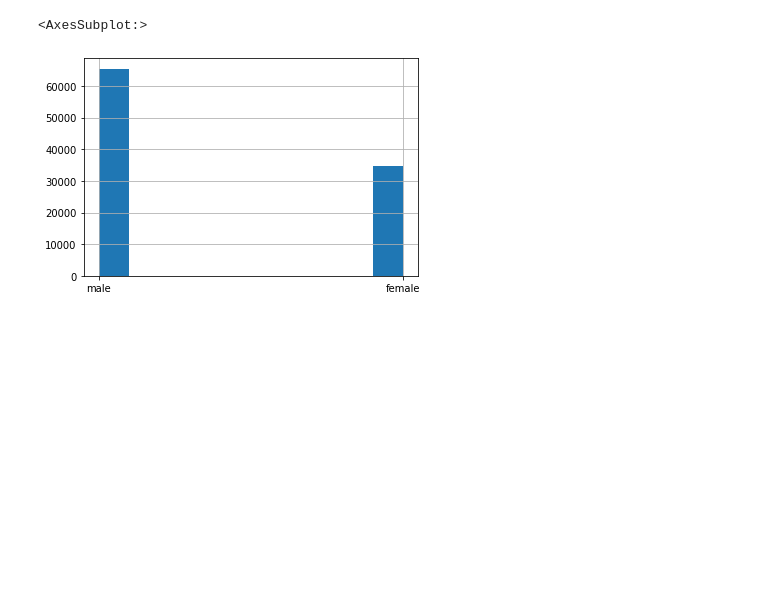
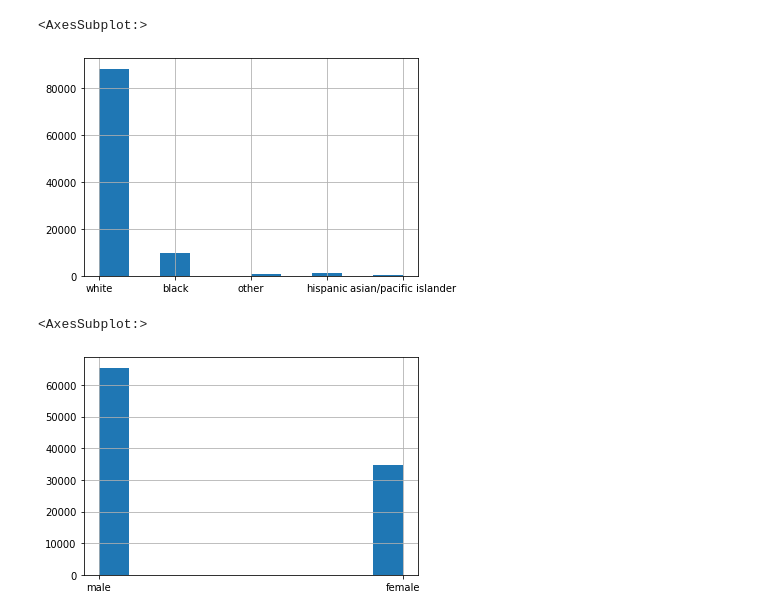
Before and after one commit to plotguy/police_stops_analysis, a Jupyter notebook: analysis/shay_analysis.ipynb, the cells around one changed output. Cells and saved outputs as stored; diff of their text form; code cells hidden in the pictures; blank space fills up the shorter version.

```diff
--- a/analysis/shay_analysis.ipynb
+++ b/analysis/shay_analysis.ipynb
@@ -23 +57,6 @@ df.head()
+# %%
+df.officer_race.hist()
+# %% [output]
+<AxesSubplot:>
+[figure, added]
 # %%
```
Also changed, not shown: parts of 35 cells of this notebook, 1 other file.
